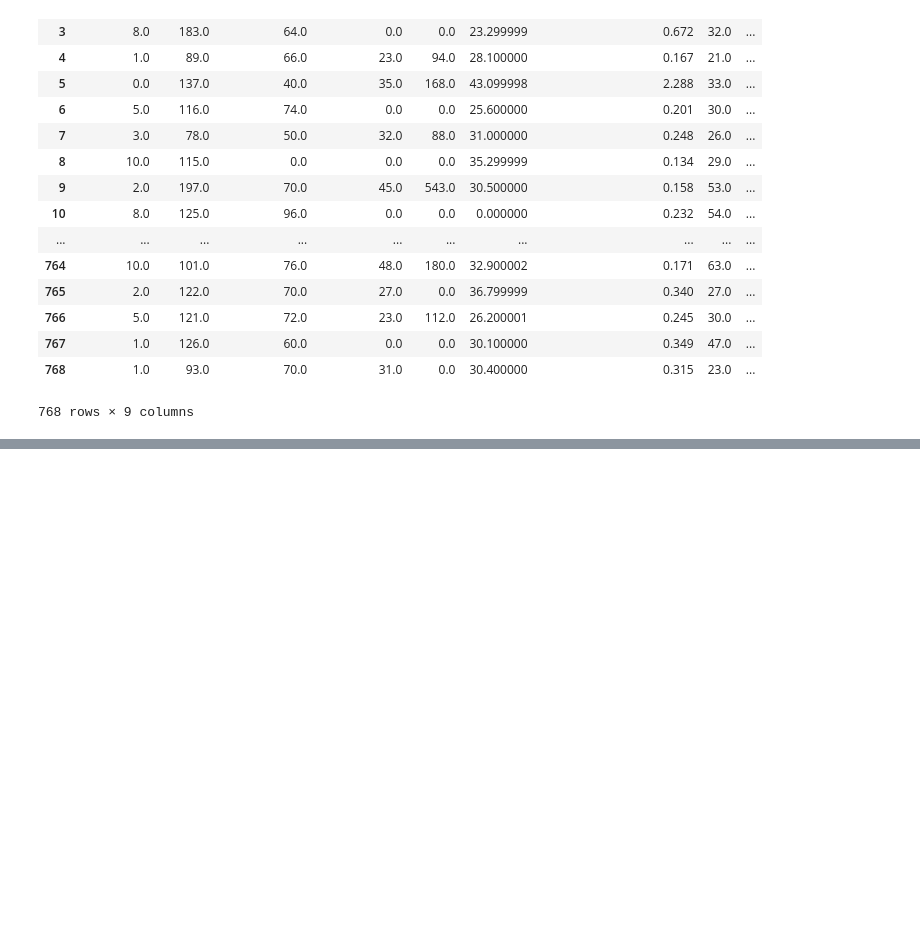
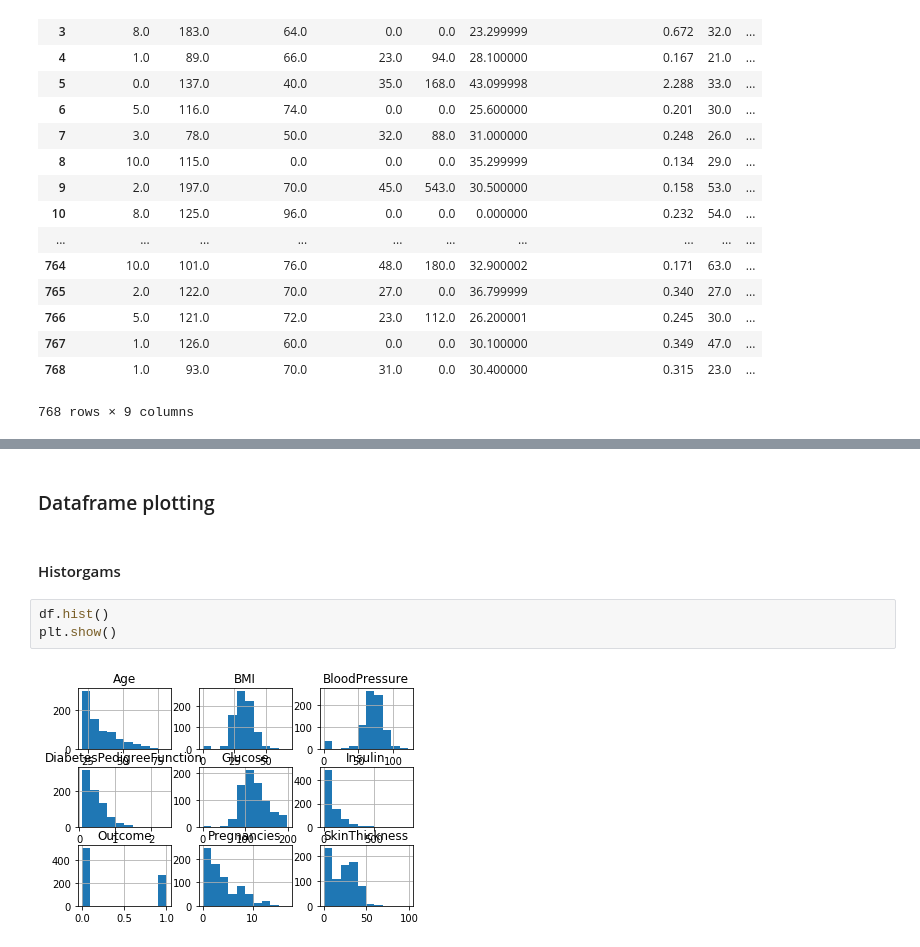
Before and after one commit to aakashvarma/Machine-Learning-Assignments, a Jupyter notebook: #1 Data loading/Untitled.ipynb, the cells around one changed output, grey strips where cells are left out. Cells and saved outputs as stored; diff of their text form; blank space fills up the shorter version.

Commit message:
pandas plotting

```diff
--- a/#1 Data loading/Untitled.ipynb
+++ b/#1 Data loading/Untitled.ipynb
@@ -222,0 +273,9 @@ df.fillna(value = 5.0)
+# %% [markdown]
+### Dataframe plotting
+# %% [markdown]
+#### Historgams
+# %%
+df.hist()
+plt.show()
+# %% [output]
+[figure, added]
```
Also changed, not shown: parts of 4 cells of this notebook, 1 other file.
